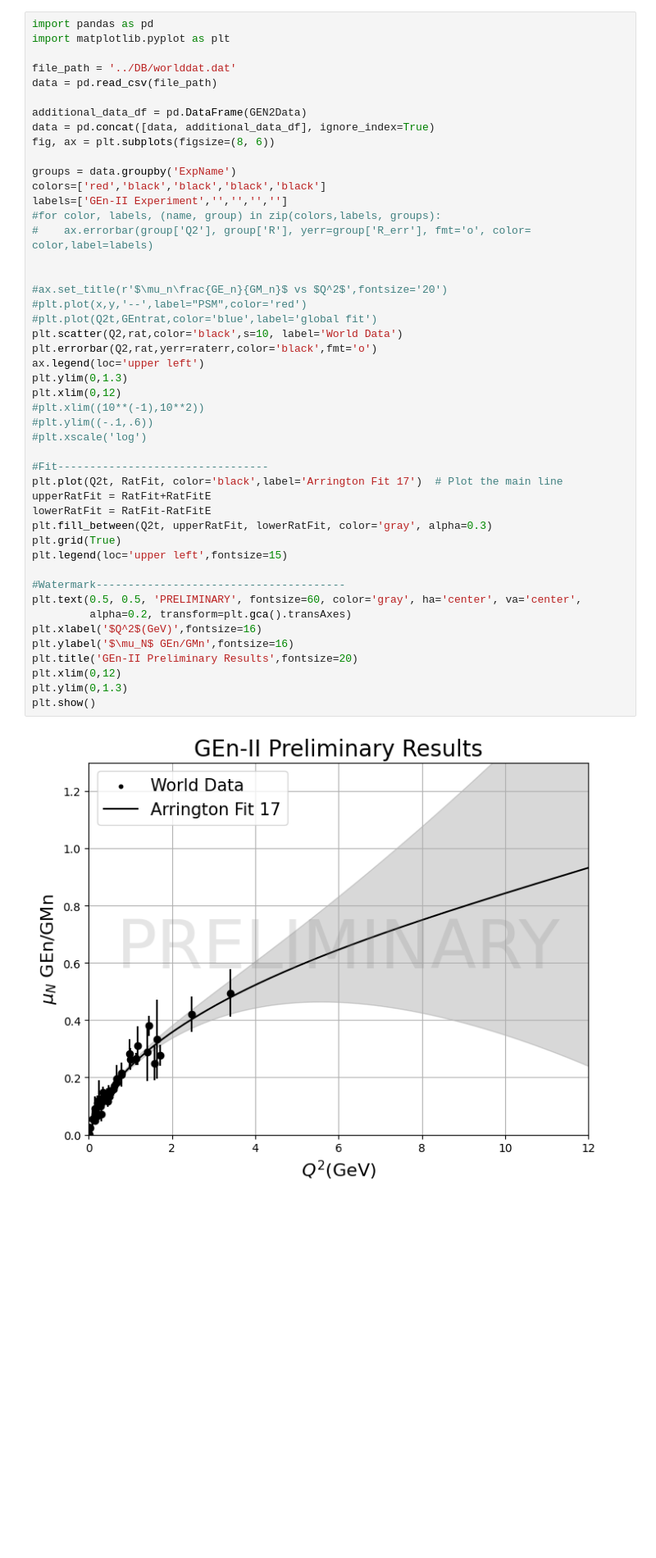
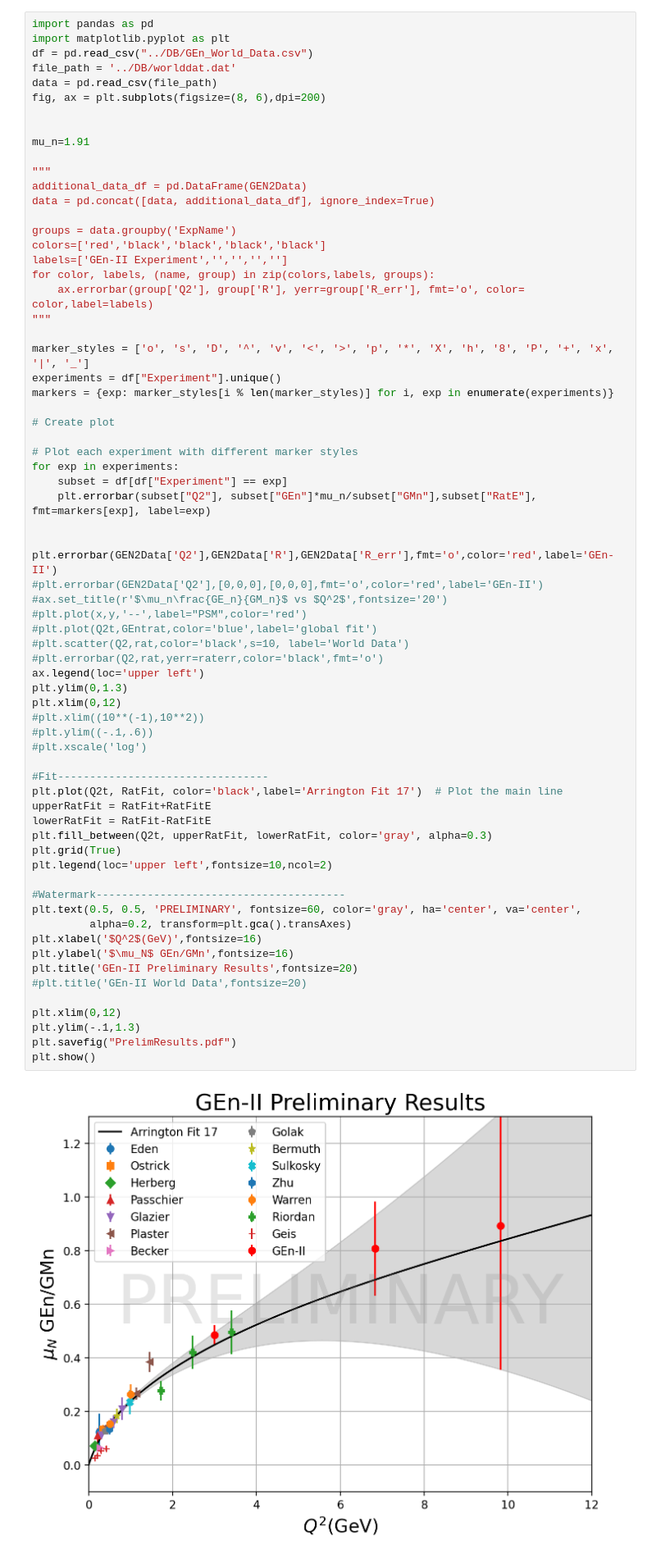
Before and after one commit to hp4xz/GEnAnalysis, a Jupyter notebook: analysis/graphGEn.ipynb, the cells around one changed output. Shown at 82% size. Drawn from its saved outputs; the diff is of its cells as text; blank space fills up the shorter version.

```diff
--- a/analysis/graphGEn.ipynb
+++ b/analysis/graphGEn.ipynb
@@ -166,49 +181,70 @@ plt.show()
 # %%
 import pandas as pd
 import matplotlib.pyplot as plt
-
+df = pd.read_csv("../DB/GEn_World_Data.csv")
 file_path = '../DB/worlddat.dat'
 data = pd.read_csv(file_path)
+fig, ax = plt.subplots(figsize=(8, 6),dpi=200)
 
+
+mu_n=1.91
+
+"""
 additional_data_df = pd.DataFrame(GEN2Data)
 data = pd.concat([data, additional_data_df], ignore_index=True)
-fig, ax = plt.subplots(figsize=(8, 6))
 
 groups = data.groupby('ExpName')
 colors=['red','black','black','black','black']
 labels=['GEn-II Experiment','','','','']
-#for color, labels, (name, group) in zip(colors,labels, groups):
-#    ax.errorbar(group['Q2'], group['R'], yerr=group['R_err'], fmt='o', color= color,label=labels)
+for color, labels, (name, group) in zip(colors,labels, groups):
+    ax.errorbar(group['Q2'], group['R'], yerr=group['R_err'], fmt='o', color= color,label=labels)
+"""
+
+marker_styles = ['o', 's', 'D', '^', 'v', '<', '>', 'p', '*', 'X', 'h', '8', 'P', '+', 'x', '|', '_']
+experiments = df["Experiment"].unique()
+markers = {exp: marker_styles[i % len(marker_styles)] for i, exp in enumerate(experiments)}
+
+# Create plot
+
+# Plot each experiment with different marker styles
+for exp in experiments:
+    subset = df[df["Experiment"] == exp]
+    plt.errorbar(subset["Q2"], subset["GEn"]*mu_n/subset["GMn"],subset["RatE"], fmt=markers[exp], label=exp)
 
 
+plt.errorbar(GEN2Data['Q2'],GEN2Data['R'],GEN2Data['R_err'],fmt='o',color='red',label='GEn-II')
+#plt.errorbar(GEN2Data['Q2'],[0,0,0],[0,0,0],fmt='o',color='red',label='GEn-II')
 #ax.set_title(r'$\mu_n\frac{GE_n}{GM_n}$ vs $Q^2$',fontsize='20')
 #plt.plot(x,y,'--',label="PSM",color='red')
 #plt.plot(Q2t,GEntrat,color='blue',label='global fit')
-plt.scatter(Q2,rat,color='black',s=10, label='World Data')
-plt.errorbar(Q2,rat,yerr=raterr,color='black',fmt='o')
+#plt.scatter(Q2,rat,color='black',s=10, label='World Data')
+#plt.errorbar(Q2,rat,yerr=raterr,color='black',fmt='o')
 ax.legend(loc='upper left')
 plt.ylim(0,1.3)
 plt.xlim(0,12)
 #plt.xlim((10**(-1),10**2))
 #plt.ylim((-.1,.6))
 #plt.xscale('log')
 
 #Fit---------------------------------
 plt.plot(Q2t, RatFit, color='black',label='Arrington Fit 17')  # Plot the main line
 upperRatFit = RatFit+RatFitE
 lowerRatFit = RatFit-RatFitE
 plt.fill_between(Q2t, upperRatFit, lowerRatFit, color='gray', alpha=0.3)
 plt.grid(True)
-plt.legend(loc='upper left',fontsize=15)
+plt.legend(loc='upper left',fontsize=10,ncol=2)
 
 #Watermark---------------------------------------
 plt.text(0.5, 0.5, 'PRELIMINARY', fontsize=60, color='gray', ha='center', va='center',
          alpha=0.2, transform=plt.gca().transAxes)
 plt.xlabel('$Q^2$(GeV)',fontsize=16)
 plt.ylabel('$\mu_N$ GEn/GMn',fontsize=16)
 plt.title('GEn-II Preliminary Results',fontsize=20)
+#plt.title('GEn-II World Data',fontsize=20)
+
 plt.xlim(0,12)
-plt.ylim(0,1.3)
+plt.ylim(-.1,1.3)
+plt.savefig("PrelimResults.pdf")
 plt.show()
 # %% [output]
-[figure, old version]
+[figure, new version]
```
Also changed, not shown: parts of 24 cells of this notebook, 16 other files.
